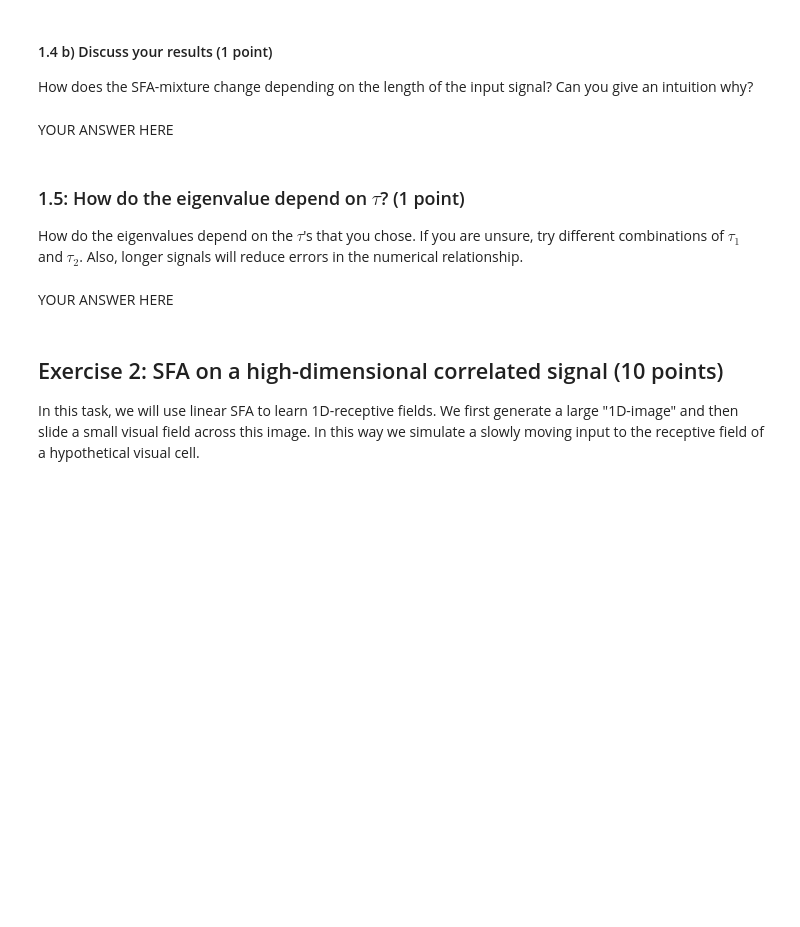
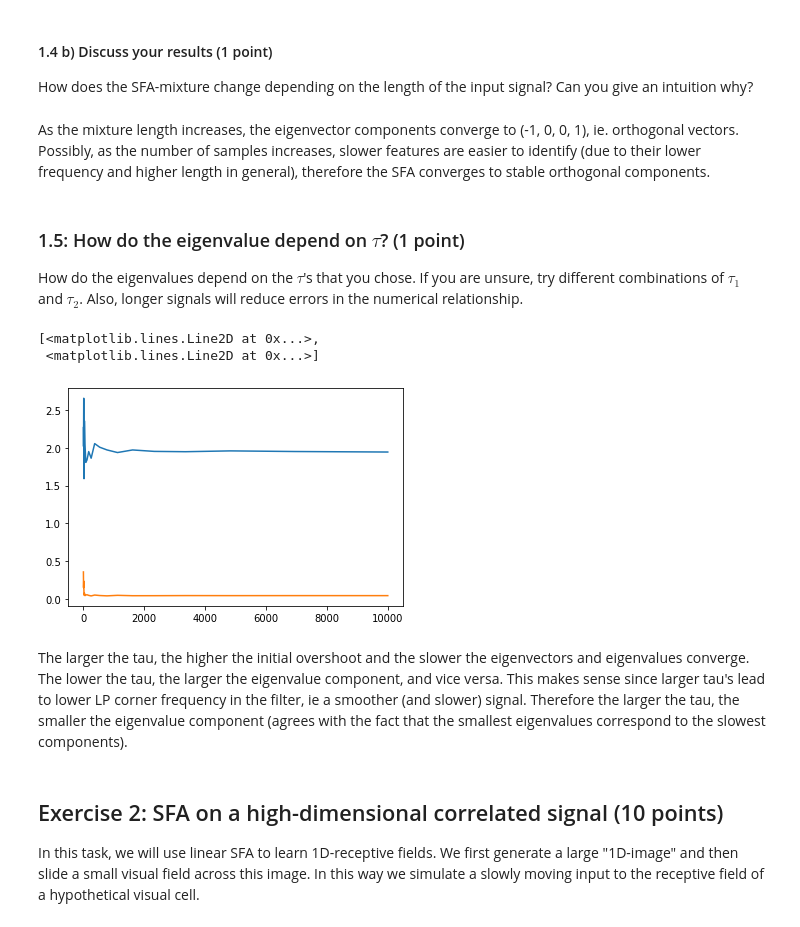
Before and after one commit to Erfan7bt/MHBF, a Jupyter notebook: 2-sfa/sfa.ipynb, the cells around one changed output. Saved outputs shown, nothing was run; the diff lists cells and outputs as text; code cells hidden in the pictures; blank space fills up the shorter version.

```diff
--- a/2-sfa/sfa.ipynb
+++ b/2-sfa/sfa.ipynb
@@ -185,13 +255,23 @@ raise NotImplementedError()
 # %% [markdown]
 #### 1.4 b) Discuss your results (1 point)
 How does the SFA-mixture change depending on the length of the input signal? Can you give an intuition why?
-# %% [markdown]
-YOUR ANSWER HERE
+# %% [markdown]
+As the mixture length increases, the eigenvector components converge to (-1, 0, 0, 1), ie. orthogonal vectors. Possibly, as the number of samples increases, slower features are easier to identify (due to their lower frequency and higher length in general), therefore the SFA converges to stable orthogonal components.
 # %% [markdown]
 ### 1.5: How do the eigenvalue depend on $\tau$? (1 point)
 How do the eigenvalues depend on the $\tau$'s that you chose. If you are unsure, try different combinations of $\tau_{1}$ and $\tau_{2}$. Also, longer signals will reduce errors in the numerical relationship.
-# %% [markdown]
-YOUR ANSWER HERE
+# %%
+eigenvalues, eigenvectors = compute_SFA_eig_varlength(1, 5, 1, 30)
+fig, ax = plt.subplots()
+eig = np.stack(eigenvalues)
+eig = eig.reshape(20,-1)
+ax.plot(np.logspace(1, 4, num=20),eig)
+# %% [output]
+[<matplotlib.lines.Line2D at 0x...>,
+ <matplotlib.lines.Line2D at 0x...>]
+[figure, added]
+# %% [markdown]
+The larger the tau, the higher the initial overshoot and the slower the eigenvectors and eigenvalues converge. The lower the tau, the larger the eigenvalue component, and vice versa. This makes sense since larger tau's lead to lower LP corner frequency in the filter, ie a smoother (and slower) signal. Therefore the larger the tau, the smaller the eigenvalue component (agrees with the fact that the smallest eigenvalues correspond to the slowest components).
 # %% [markdown]
 ## Exercise 2: SFA on a high-dimensional correlated signal (10 points)
 
```
Also changed, not shown: parts of 35 cells of this notebook.
